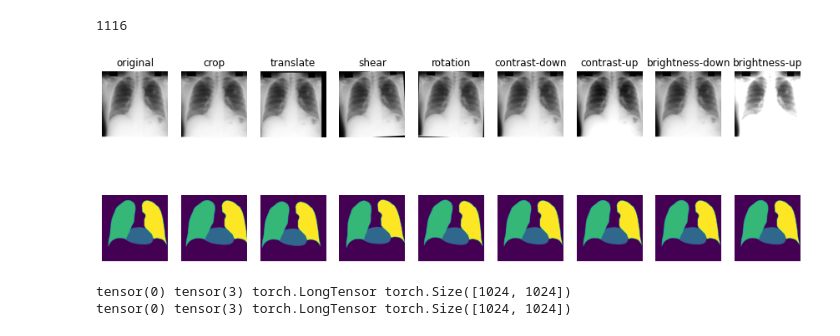
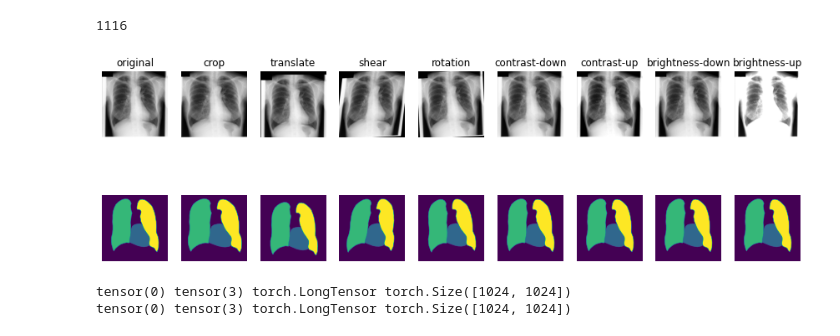
Before and after one commit to pdpino/medical-ai, a Jupyter notebook: medai/datasets/notebooks/jsrt.ipynb, the cells around one changed output. Saved outputs shown, nothing was run; the diff lists cells and outputs as text; code cells hidden in the pictures.

```diff
--- a/medai/datasets/notebooks/jsrt.ipynb
+++ b/medai/datasets/notebooks/jsrt.ipynb
@@ -178,9 +178,9 @@ len(aug)
         Augmenting all samples:  times=1 new-total=1116 original=124
 1116
 # %%
-plot_augmented_samples(aug, 20)
+plot_augmented_samples(aug, 10)
 # %% [output]
-[figure, old version]
+[figure, new version]
 # %%
 masks1 = aug[10].masks
 masks2 = aug[11].masks
```
Also changed, not shown: 2 other files.
